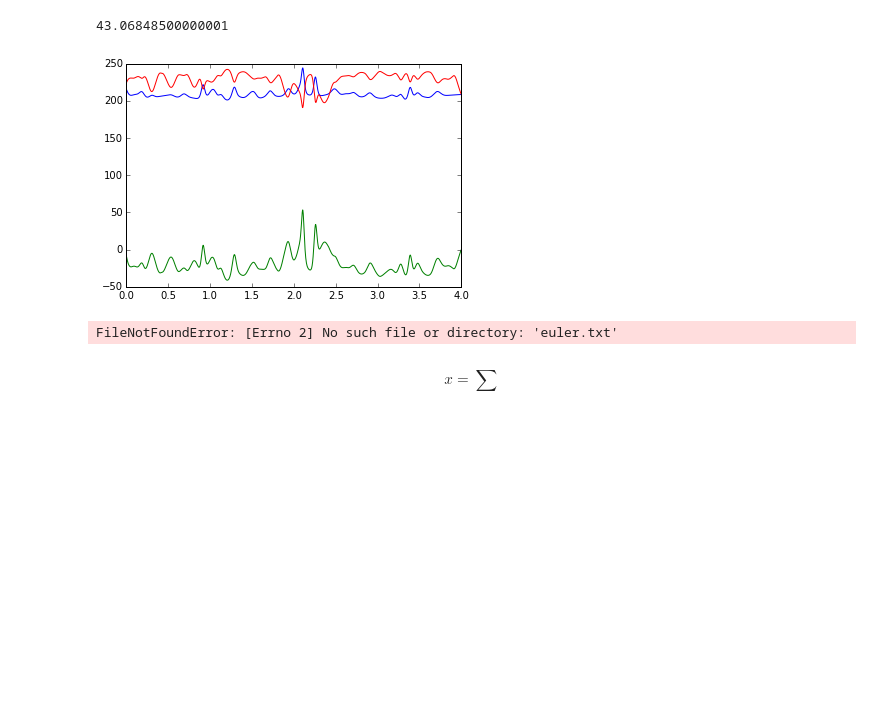
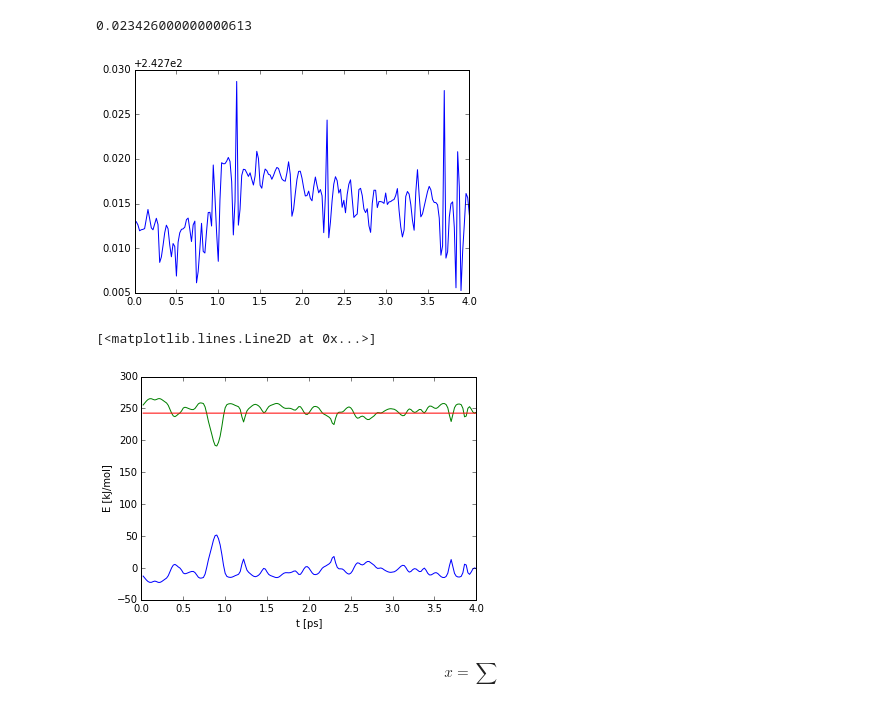
Before and after one commit to micmurawski/argon, a Jupyter notebook: Untitled0.ipynb, the cells around one changed output. Cells and saved outputs as stored; diff of their text form; code cells hidden in the pictures; blank space fills up the shorter version.

```diff
--- a/Untitled0.ipynb
+++ b/Untitled0.ipynb
@@ -10,26 +10,20 @@ with open("etot.txt","r") as file:
         data.append(i.split())
 # %%
 pylab.plot([float(x[0]) for x in data],[float(x[4]) for x in data])
-pylab.plot([float(x[0]) for x in data],[float(x[3]) for x in data])
-pylab.plot([float(x[0]) for x in data],[float(x[2])for x in data])
 max([float(x[4]) for x in data])-min([float(x[4]) for x in data])
 # %% [output]
-43.06848500000001
+0.023426000000000613
-[figure, old version]
+[figure, new version]
-# %%
-data2=[]
-with open("euler.txt","r") as file:
-    for i in file.readlines():
-        data2.append(i.split())
-data3=[]
-with open("leapfrog.txt","r") as file:
-    for i in file.readlines():
-        data3.append(i.split())
-data4=[]
-with open("nowe.txt","r") as file:
-    for i in file.readlines():
-        data4.append(i.split())
-# %% [output]
-FileNotFoundError: [Errno 2] No such file or directory: 'euler.txt'
+# %%
+pylab.plot([float(x[0]) for x in data],[float(x[3]) for x in data])
+pylab.ylabel('E [kJ/mol]')
+pylab.xlabel('t [ps]')
+pylab.plot([float(x[0]) for x in data],[float(x[2])for x in data])
+pylab.plot([float(x[0]) for x in data],[float(x[4])for x in data])
+#pylab.plot([float(x[0]) for x in data],[float(x[1])for x in data])
+sum([float(x[2])for x in data])
+# %% [output]
+[<matplotlib.lines.Line2D at 0x...>]
+[figure, added]
 # %% [markdown]
 $$ x = \sum $$
```
Also changed, not shown: parts of 5 cells of this notebook, 12 other files.
